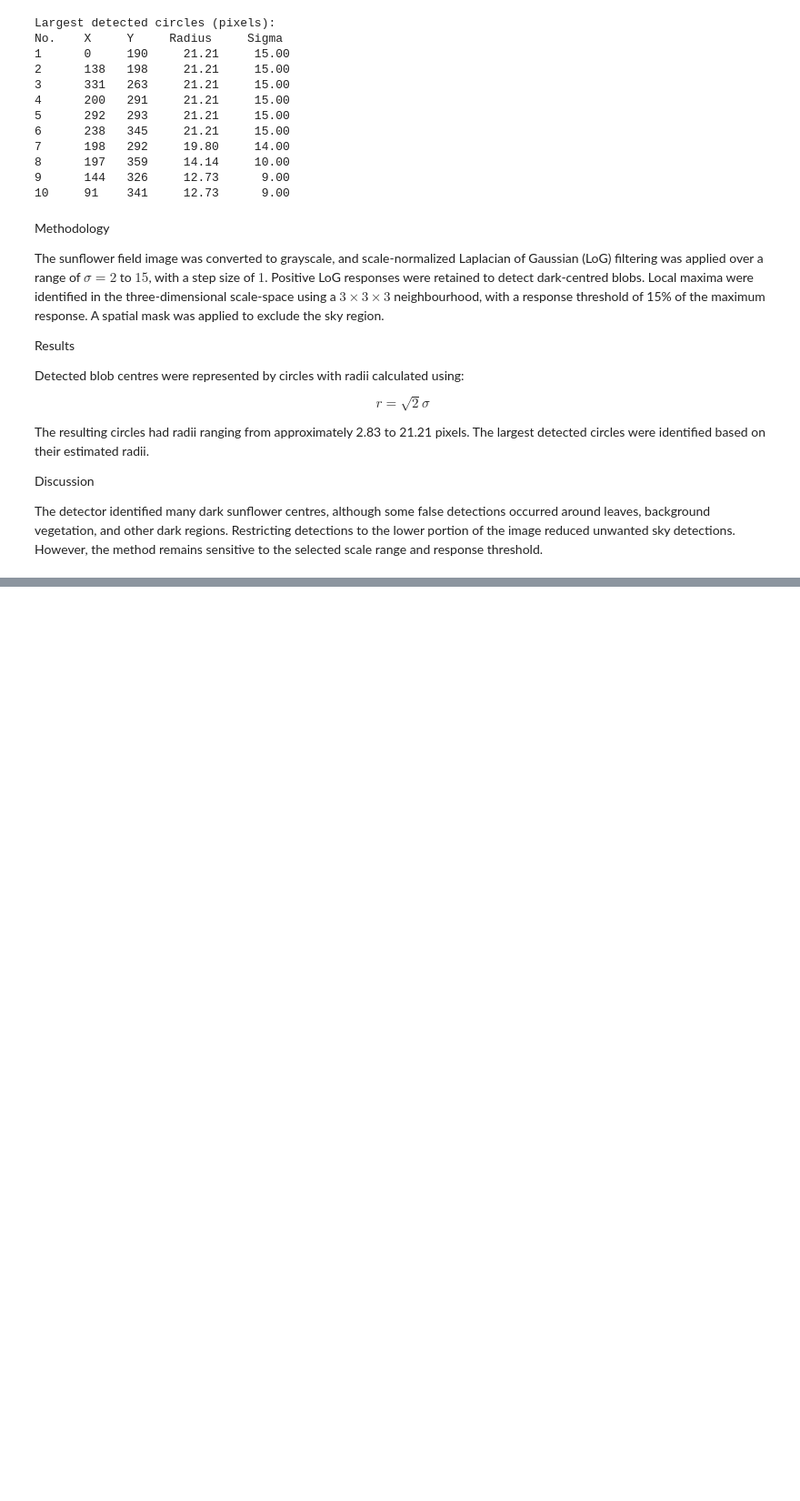
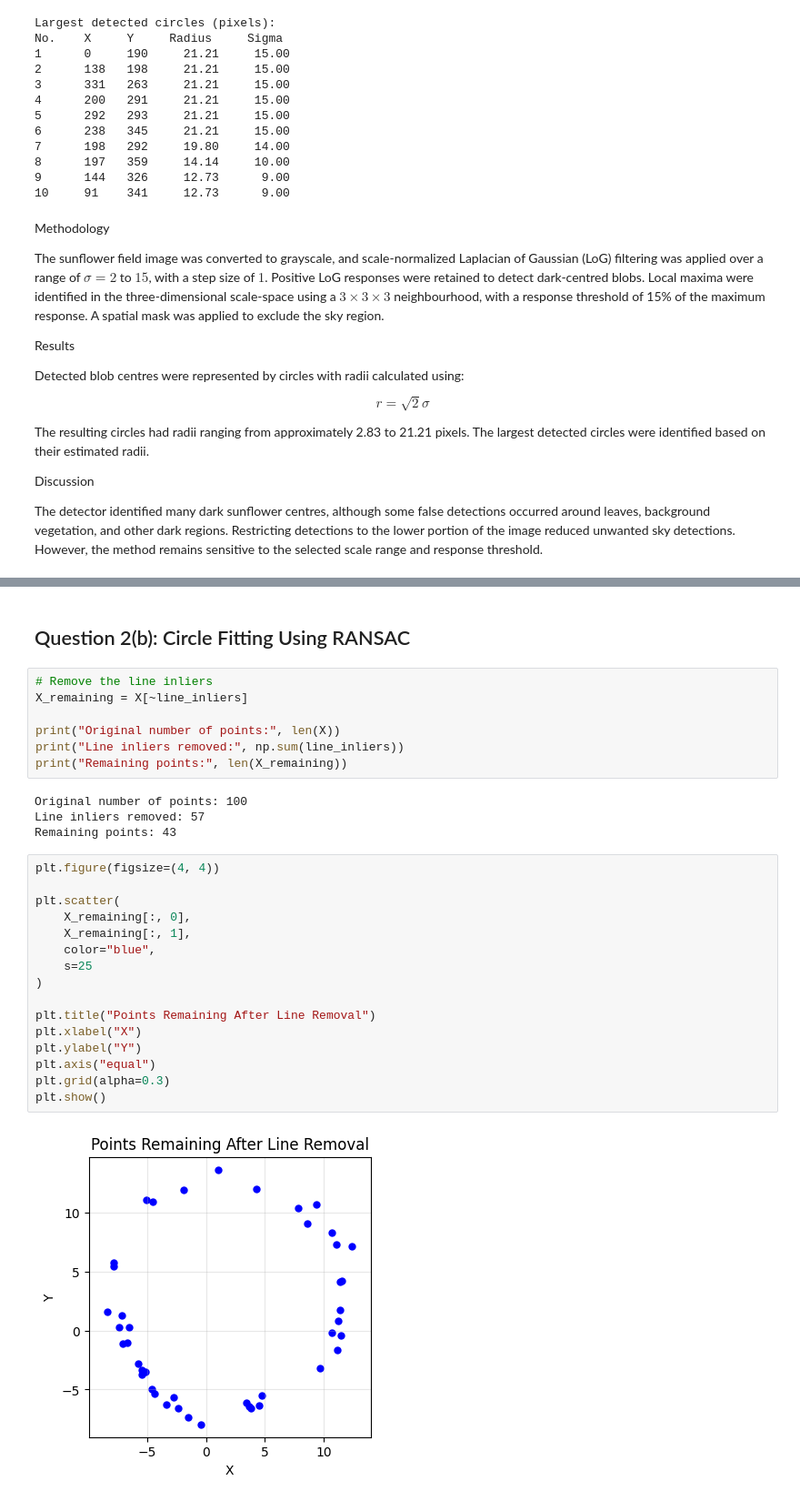
Before and after one commit to Janani-Hendeniya/EN3160-Assignment-02, a Jupyter notebook: 230238R_a02.ipynb, the cells around one changed output, grey strips where cells are left out. Shown at 91% size. Drawn from its saved outputs; the diff is of its cells as text; blank space fills up the shorter version.

```diff
--- a/230238R_a02.ipynb
+++ b/230238R_a02.ipynb
@@ -104,0 +338,31 @@ The detector identified many dark sunflower centres, although some false detecti
+# %% [markdown]
+## Question 2(b): Circle Fitting Using RANSAC
+# %%
+# Remove the line inliers
+X_remaining = X[~line_inliers]
+
+print("Original number of points:", len(X))
+print("Line inliers removed:", np.sum(line_inliers))
+print("Remaining points:", len(X_remaining))
+# %% [output]
+Original number of points: 100
+Line inliers removed: 57
+Remaining points: 43
+# %%
+plt.figure(figsize=(4, 4))
+
+plt.scatter(
+    X_remaining[:, 0],
+    X_remaining[:, 1],
+    color="blue",
+    s=25
+)
+
+plt.title("Points Remaining After Line Removal")
+plt.xlabel("X")
+plt.ylabel("Y")
+plt.axis("equal")
+plt.grid(alpha=0.3)
+plt.show()
+# %% [output]
+[figure, added]
```
Also changed, not shown: parts of 36 cells of this notebook.
